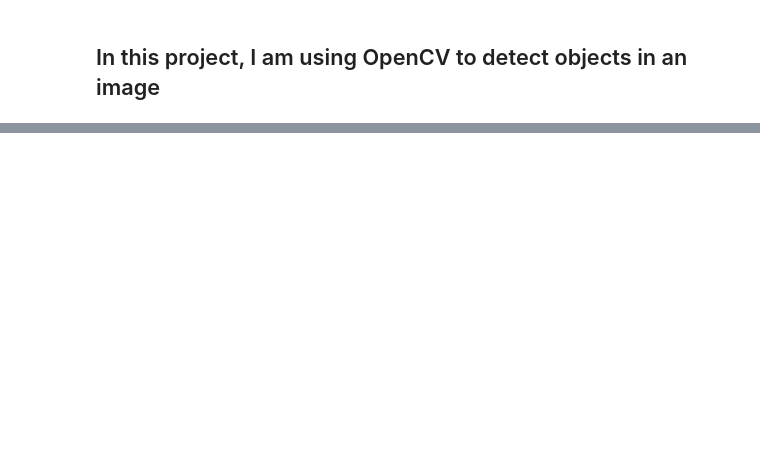
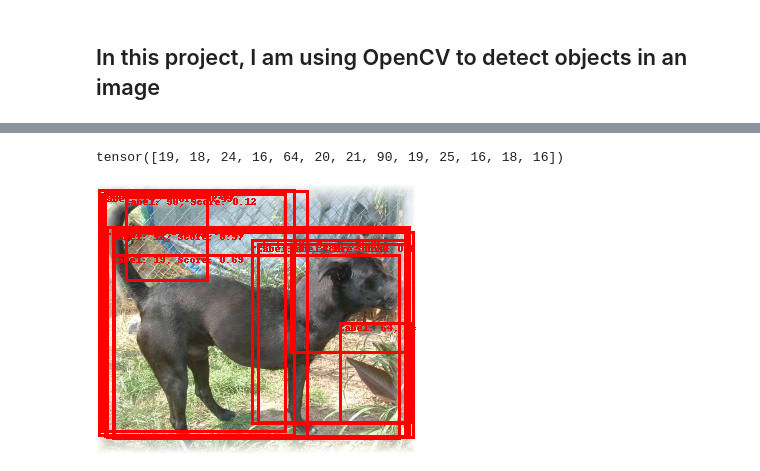
Before and after one commit to ShambareK/Computer-Vision, a Jupyter notebook: object-detection.ipynb, the cells around one changed output, grey strips where cells are left out. Saved outputs shown, nothing was run; the diff lists cells and outputs as text; code cells hidden in the pictures; blank space fills up the shorter version.

Commit message:
model running

```diff
--- a/object-detection.ipynb
+++ b/object-detection.ipynb
@@ -25,0 +30,34 @@ plt.show()
+# %%
+#Pytorch Object Detection
+
+model = models.detection.fasterrcnn_resnet50_fpn(pretrained=True)
+model.eval()
+
+transform = transforms.Compose([
+    transforms.ToTensor(),
+])
+
+
+image = Image.open(dogImagePath)
+inputTensor = transform(image).unsqueeze(0)
+
+
+with torch.no_grad():
+    predictions = model(inputTensor)
+
+boxes = predictions[0]['boxes']
+labels = predictions[0]['labels']
+scores = predictions[0]['scores']
+
+print(labels)
+
+draw = ImageDraw.Draw(image)
+for box, label, score in zip(boxes, labels, scores):
+    box = [round(float(coord), 2) for coord in box.tolist()]
+    draw.rectangle(box, outline="red", width=3)
+    draw.text((box[0], box[1]), f"Label: {label}, Score: {round(float(score), 2)}", fill="red")
+
+image.show()
+# %% [output]
+tensor([19, 18, 24, 16, 64, 20, 21, 90, 19, 25, 16, 18, 16])
+[figure, added]
```
Also changed, not shown: parts of 2 cells of this notebook.
